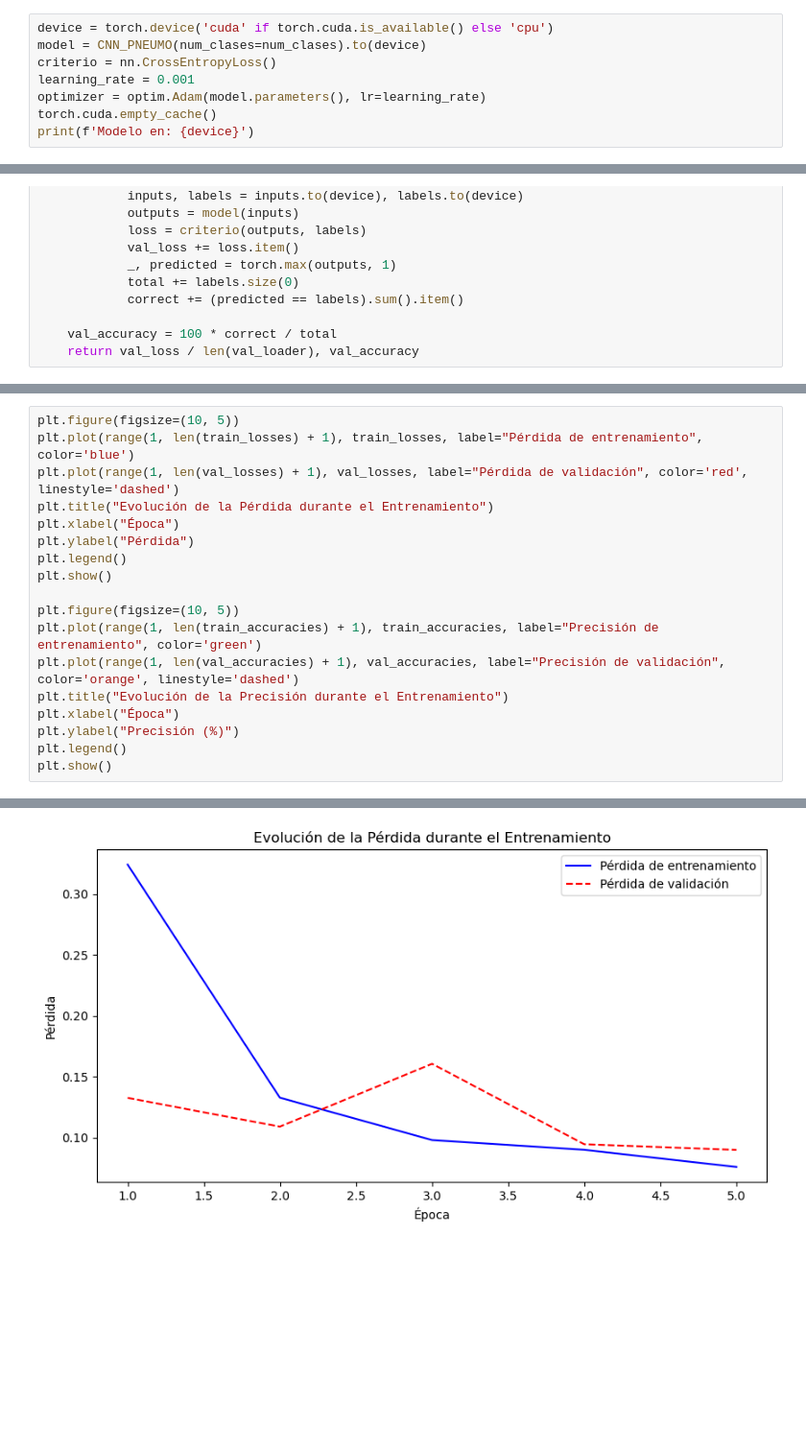
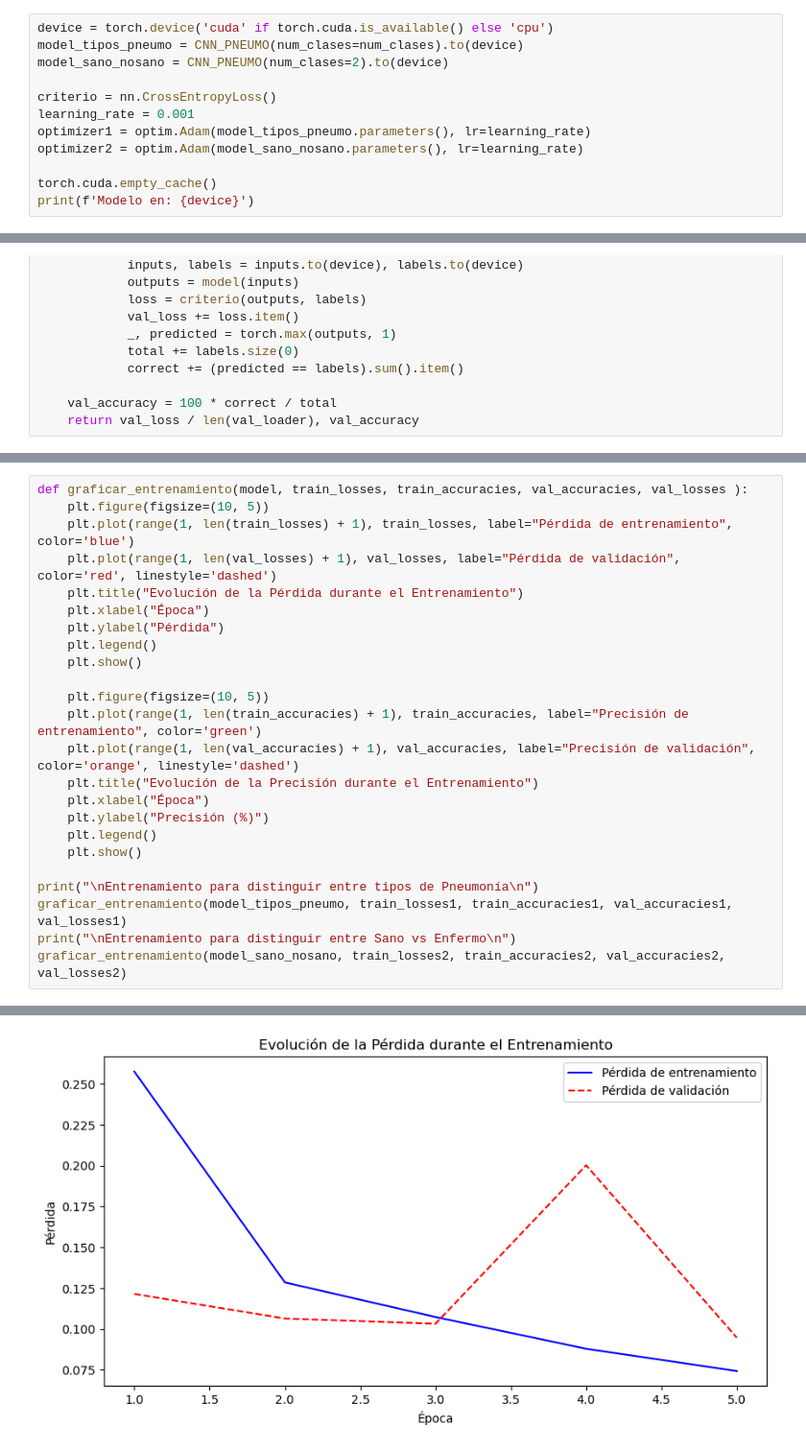
Before and after one commit to Carmoruda/IA_II, a Jupyter notebook: Practica 3/L3P2-Pneumonia.ipynb, the cells around one changed output, grey strips where cells are left out. Shown at 96% size. Drawn from its saved outputs; the diff is of its cells as text; blank space fills up the shorter version.

```diff
--- a/Practica 3/L3P2-Pneumonia.ipynb
+++ b/Practica 3/L3P2-Pneumonia.ipynb
@@ -151,10 +151,14 @@ El optimizador Adam es ideal ya que es robusto y suele converger más rápidamen
 Además, no exige demasiada configuración, lo que simplifica su implementación.
 # %%
 device = torch.device('cuda' if torch.cuda.is_available() else 'cpu')
-model = CNN_PNEUMO(num_clases=num_clases).to(device)
+model_tipos_pneumo = CNN_PNEUMO(num_clases=num_clases).to(device)
+model_sano_nosano = CNN_PNEUMO(num_clases=2).to(device)
+
 criterio = nn.CrossEntropyLoss()
 learning_rate = 0.001
-optimizer = optim.Adam(model.parameters(), lr=learning_rate)
+optimizer1 = optim.Adam(model_tipos_pneumo.parameters(), lr=learning_rate)
+optimizer2 = optim.Adam(model_sano_nosano.parameters(), lr=learning_rate)
+
 torch.cuda.empty_cache()
 print(f'Modelo en: {device}')
 # %% [output]
@@ -241,19 +262,25 @@ Modelo guardado como 'modelo_pneumo.pth'
 # %%
-plt.figure(figsize=(10, 5))
-plt.plot(range(1, len(train_losses) + 1), train_losses, label="Pérdida de entrenamiento", color='blue')
-plt.plot(range(1, len(val_losses) + 1), val_losses, label="Pérdida de validación", color='red', linestyle='dashed')
-plt.title("Evolución de la Pérdida durante el Entrenamiento")
-plt.xlabel("Época")
-plt.ylabel("Pérdida")
-plt.legend()
-plt.show()
+def graficar_entrenamiento(model, train_losses, train_accuracies, val_accuracies, val_losses ):
+    plt.figure(figsize=(10, 5))
+    plt.plot(range(1, len(train_losses) + 1), train_losses, label="Pérdida de entrenamiento", color='blue')
+    plt.plot(range(1, len(val_losses) + 1), val_losses, label="Pérdida de validación", color='red', linestyle='dashed')
+    plt.title("Evolución de la Pérdida durante el Entrenamiento")
+    plt.xlabel("Época")
+    plt.ylabel("Pérdida")
+    plt.legend()
+    plt.show()
 
-plt.figure(figsize=(10, 5))
-plt.plot(range(1, len(train_accuracies) + 1), train_accuracies, label="Precisión de entrenamiento", color='green')
-plt.plot(range(1, len(val_accuracies) + 1), val_accuracies, label="Precisión de validación", color='orange', linestyle='dashed')
-plt.title("Evolución de la Precisión durante el Entrenamiento")
-plt.xlabel("Época")
-plt.ylabel("Precisión (%)")
-plt.legend()
-plt.show()
+    plt.figure(figsize=(10, 5))
+    plt.plot(range(1, len(train_accuracies) + 1), train_accuracies, label="Precisión de entrenamiento", color='green')
+    plt.plot(range(1, len(val_accuracies) + 1), val_accuracies, label="Precisión de validación", color='orange', linestyle='dashed')
+    plt.title("Evolución de la Precisión durante el Entrenamiento")
+    plt.xlabel("Época")
+    plt.ylabel("Precisión (%)")
+    plt.legend()
+    plt.show()
+
+print("\nEntrenamiento para distinguir entre tipos de Pneumonía\n")
+graficar_entrenamiento(model_tipos_pneumo, train_losses1, train_accuracies1, val_accuracies1, val_losses1)
+print("\nEntrenamiento para distinguir entre Sano vs Enfermo\n")
+graficar_entrenamiento(model_sano_nosano, train_losses2, train_accuracies2, val_accuracies2, val_losses2)
 # %% [output]
@@ -260 +288 @@ plt.show()
-[figure, old version]
+[figure, new version]
```
Also changed, not shown: parts of 10 cells of this notebook, 5 other files.
